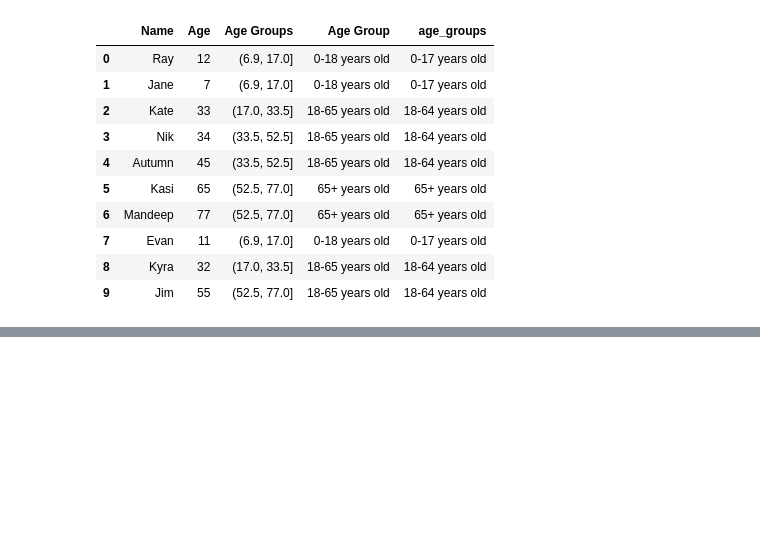
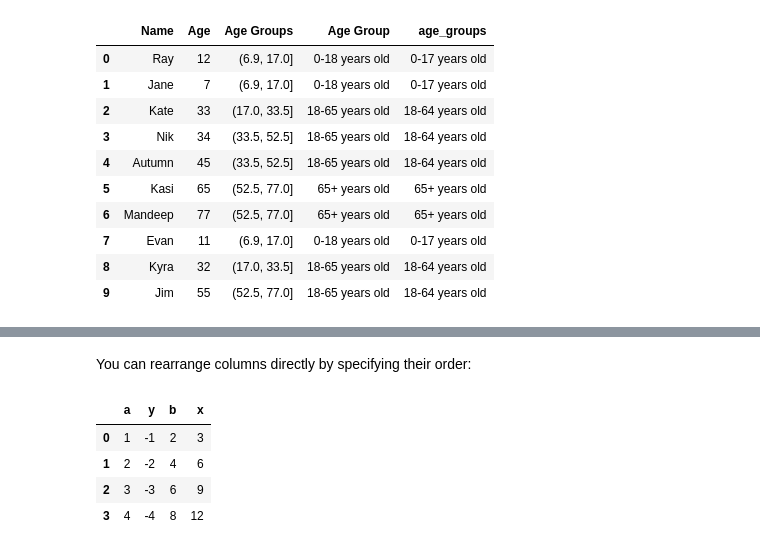
Before and after one commit to jalwalb2765/python_resources, a Jupyter notebook: 4_pandas.ipynb, the cells around one changed output, grey strips where cells are left out. Saved outputs shown, nothing was run; the diff lists cells and outputs as text; code cells hidden in the pictures; blank space fills up the shorter version.

```diff
--- a/4_pandas.ipynb
+++ b/4_pandas.ipynb
@@ -1741,0 +1857,11 @@ df
+# %% [markdown]
+You can rearrange columns directly by specifying their order:
+# %%
+df = df[['a', 'y', 'b', 'x']]
+df
+# %% [output]
+|  | a | y | b | x |
+| 0 | 1 | -1 | 2 | 3 |
+| 1 | 2 | -2 | 4 | 6 |
+| 2 | 3 | -3 | 6 | 9 |
+| 3 | 4 | -4 | 8 | 12 |
```
Also changed, not shown: parts of 13 cells of this notebook.
